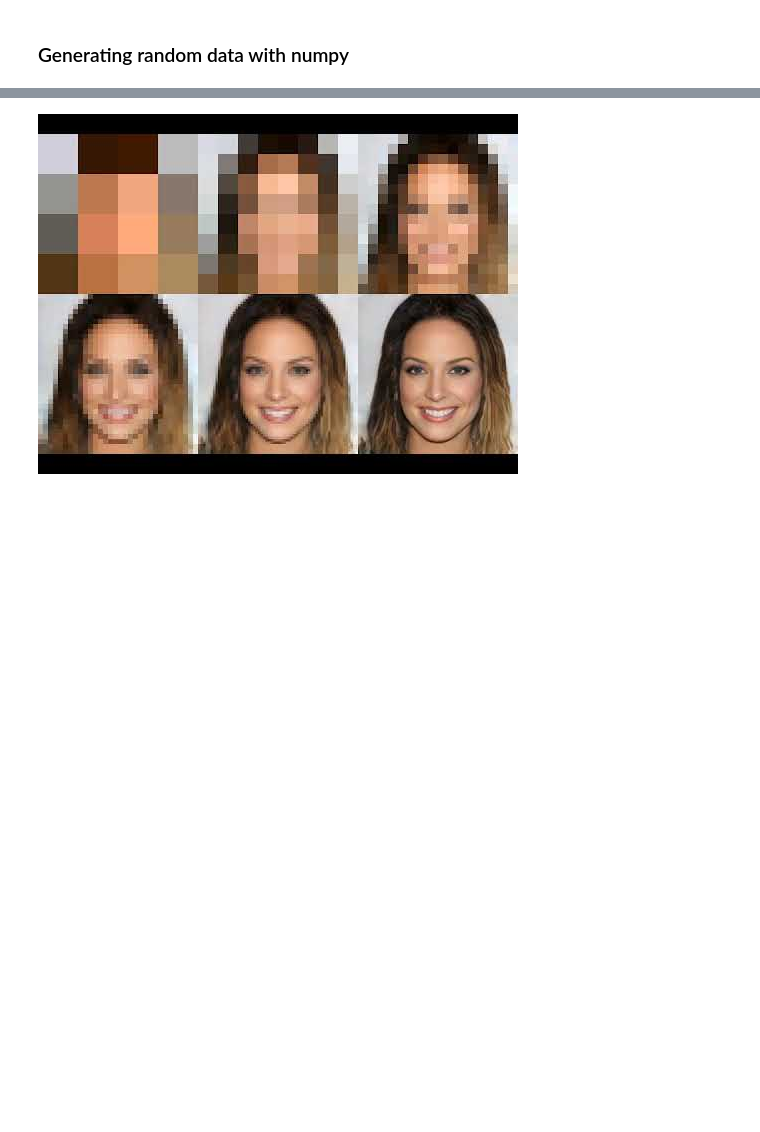
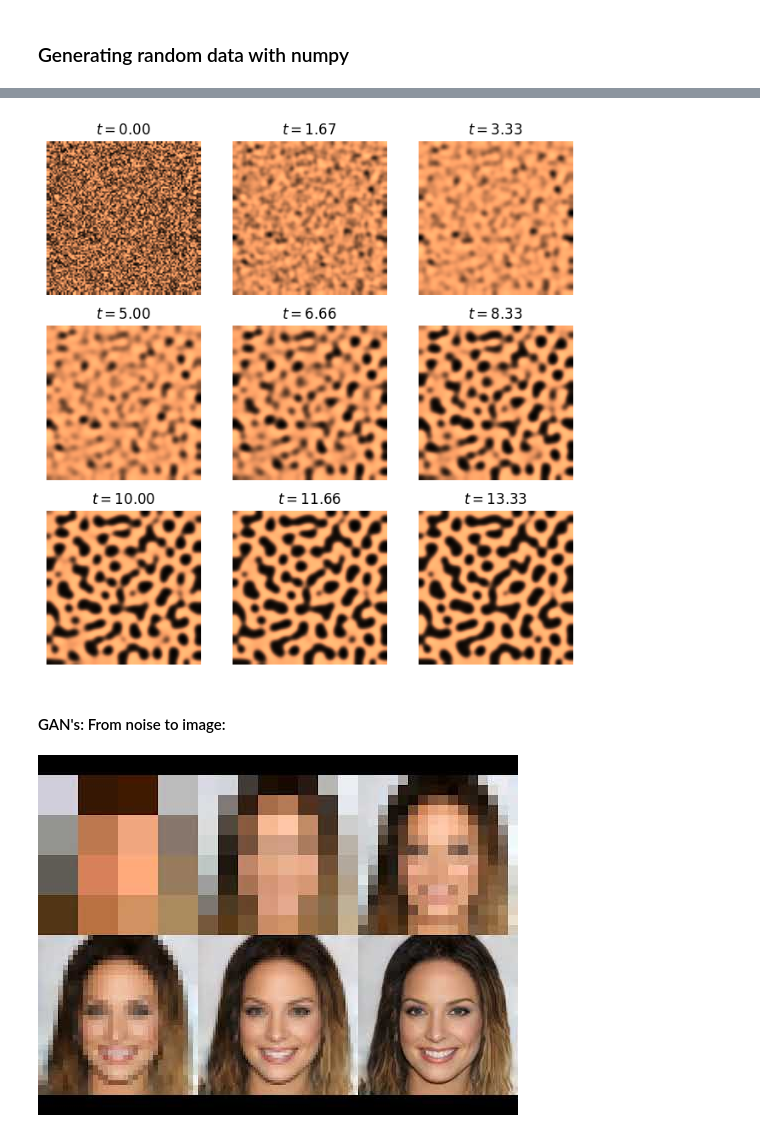
Before and after one commit to coralreefman/bca, a Jupyter notebook: notebooks/random.ipynb, the cells around one changed output, grey strips where cells are left out. Saved outputs shown, nothing was run; the diff lists cells and outputs as text; code cells hidden in the pictures; blank space fills up the shorter version.

```diff
--- a/notebooks/random.ipynb
+++ b/notebooks/random.ipynb
@@ -166,3 +191,52 @@ plt.show()
+# %%
+def laplacian(Z):
+    Ztop = Z[0:-2, 1:-1]
+    Zleft = Z[1:-1, 0:-2]
+    Zbottom = Z[2:, 1:-1]
+    Zright = Z[1:-1, 2:]
+    Zcenter = Z[1:-1, 1:-1]
+    return (Ztop + Zleft + Zbottom + Zright -
+            4 * Zcenter) / dx**2
+
+def show_patterns(U, ax=None):
+    ax.imshow(U, cmap=plt.cm.copper,
+              interpolation='bilinear',
+              extent=[-1, 1, -1, 1])
+    ax.set_axis_off()
+# %%
+fig, axes = plt.subplots(3, 3, figsize=(8, 8))
+step_plot = n // 9
+# We simulate the PDE with the finite difference
+# method.
+for i in range(n):
+    # We compute the Laplacian of u and v.
+    deltaU = laplacian(U)
+    deltaV = laplacian(V)
+    # We take the values of u and v inside the grid.
+    Uc = U[1:-1, 1:-1]
+    Vc = V[1:-1, 1:-1]
+    # We update the variables.
+    U[1:-1, 1:-1], V[1:-1, 1:-1] = \
+        Uc + dt * (a * deltaU + Uc - Uc**3 - Vc + k),\
+        Vc + dt * (b * deltaV + Uc - Vc) / tau
+    # Neumann conditions: derivatives at the edges
+    # are null.
+    for Z in (U, V):
+        Z[0, :] = Z[1, :]
+        Z[-1, :] = Z[-2, :]
+        Z[:, 0] = Z[:, 1]
+        Z[:, -1] = Z[:, -2]
+
+    # We plot the state of the system at
+    # 9 different times.
+    if i % step_plot == 0 and i < 9 * step_plot:
+        ax = axes.flat[i // step_plot]
+        show_patterns(U, ax=ax)
+        ax.set_title(f'$t={i * dt:.2f}$')
+# %% [output]
+[figure, added]
+# %% [markdown]
+#### GAN's: From noise to image:
 # %%
 from IPython.display import YouTubeVideo
 YouTubeVideo('imbsfD_HB1I')
```
Also changed, not shown: parts of 43 cells of this notebook, 6 other files.
